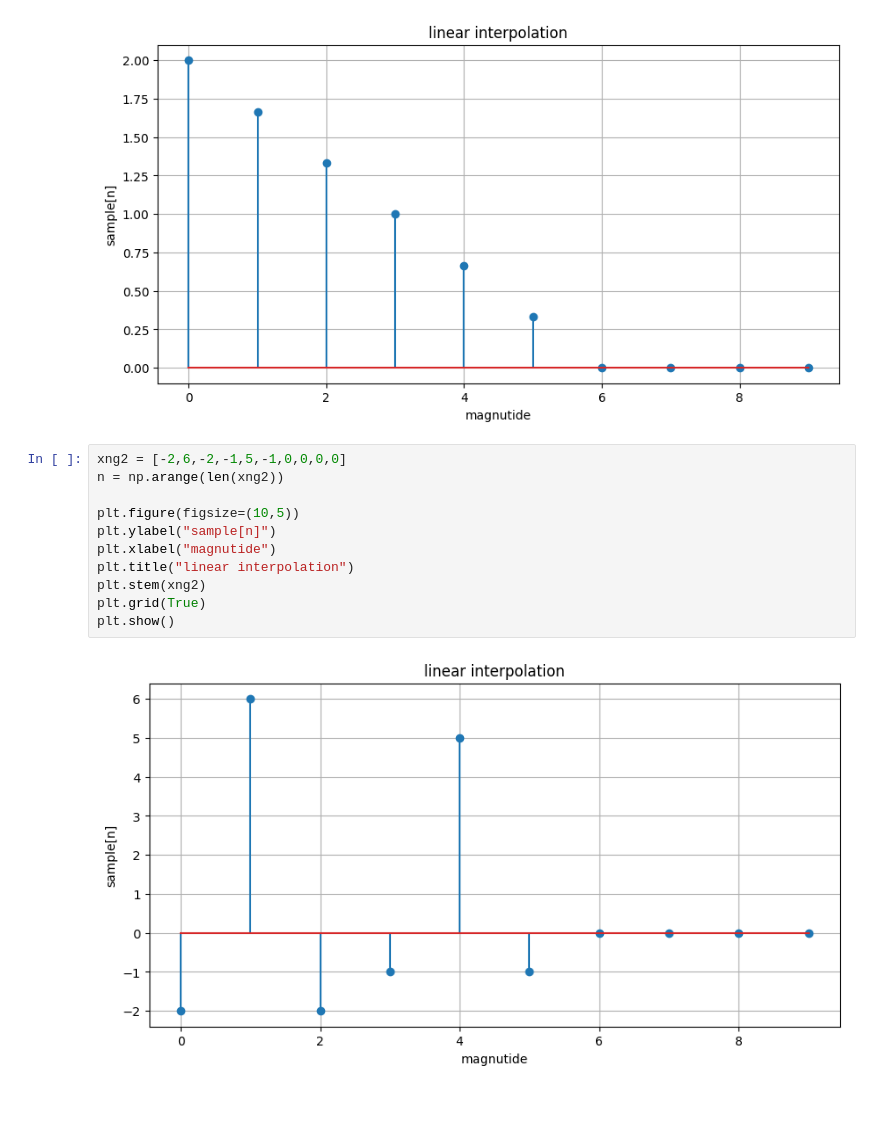
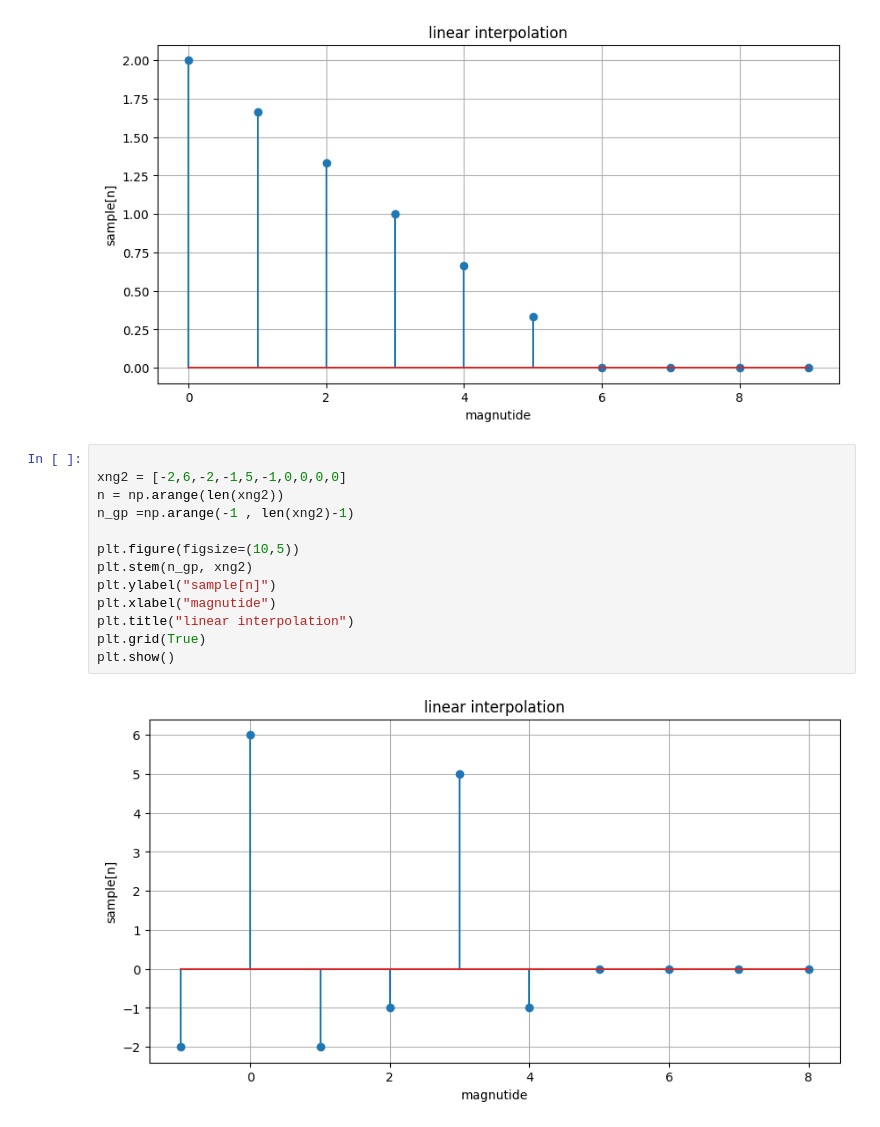
Before and after one commit to kaballian/ASP_E26, a Jupyter notebook: pyt/exam_1_pyt/asp_exam_3.ipynb, the cells around one changed output. Saved outputs shown, nothing was run; the diff lists cells and outputs as text.

```diff
--- a/pyt/exam_1_pyt/asp_exam_3.ipynb
+++ b/pyt/exam_1_pyt/asp_exam_3.ipynb
@@ -41,15 +41,17 @@ plt.show()
 # %% [output]
 [figure]
 # %%
+
 xng2 = [-2,6,-2,-1,5,-1,0,0,0,0]
 n = np.arange(len(xng2))
+n_gp =np.arange(-1 , len(xng2)-1)
 
 plt.figure(figsize=(10,5))
+plt.stem(n_gp, xng2)
 plt.ylabel("sample[n]")
 plt.xlabel("magnutide")
 plt.title("linear interpolation")
-plt.stem(xng2)
 plt.grid(True)
 plt.show()
 # %% [output]
-[figure, old version]
+[figure, new version]
```
Also changed, not shown: 6 other files.
